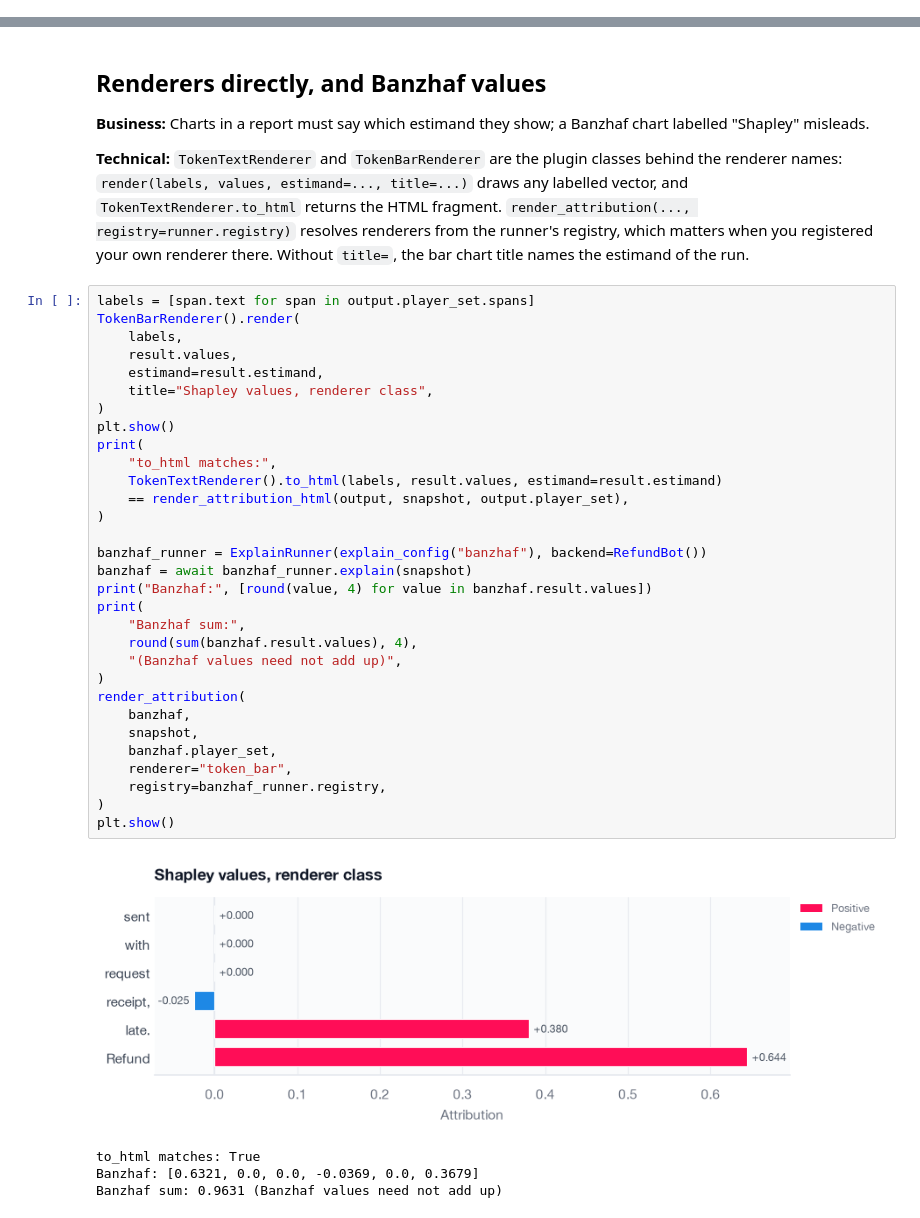
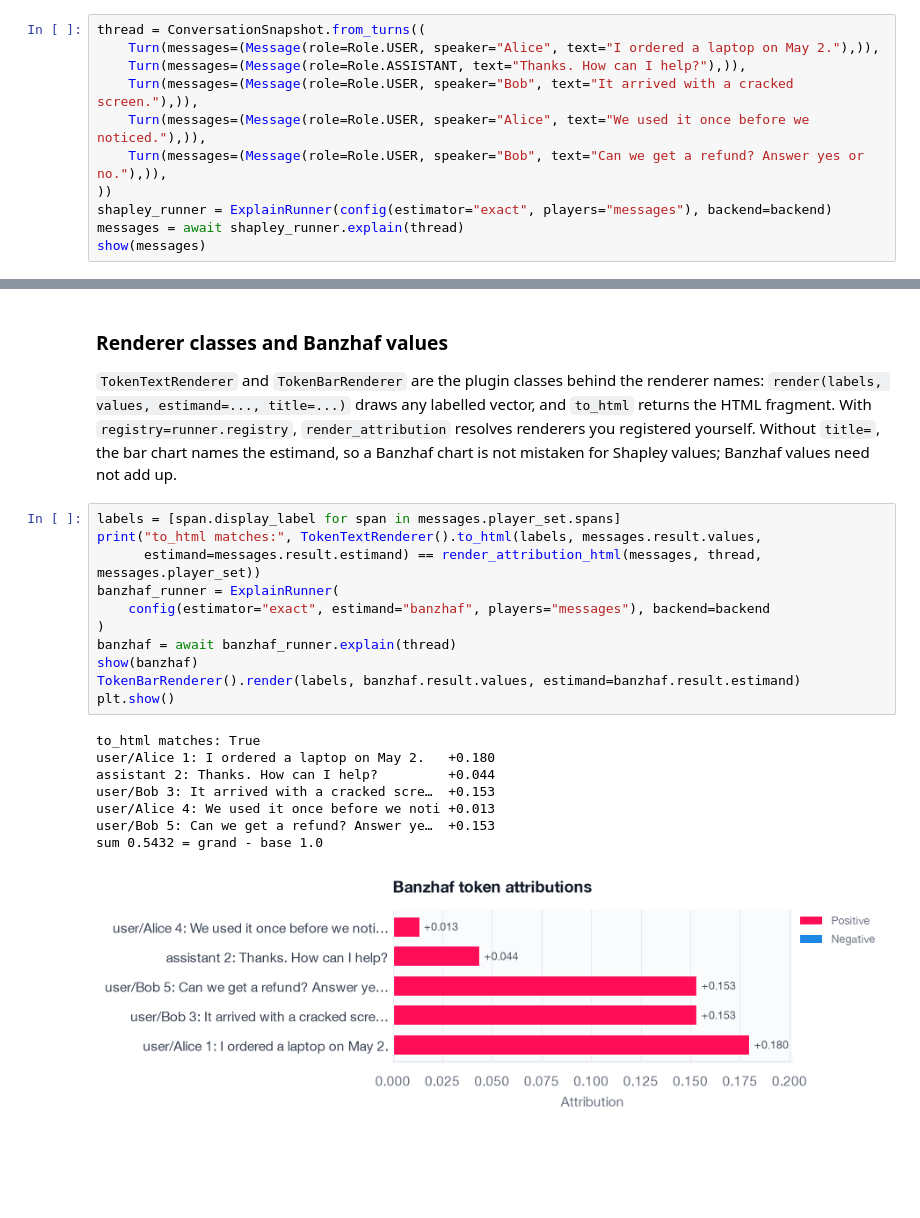
Before and after one commit to Pawlo77/MLLM-SHAP, a Jupyter notebook: examples/attribution_viz.ipynb, the cells around one changed output, grey strips where cells are left out. Saved outputs shown, nothing was run; the diff lists cells and outputs as text; blank space fills up the shorter version.

```diff
--- a/examples/attribution_viz.ipynb
+++ b/examples/attribution_viz.ipynb
@@ -133,0 +132,11 @@ HTML fragment: 1531 characters; coloured spans: 6
+# %%
+thread = ConversationSnapshot.from_turns((
+    Turn(messages=(Message(role=Role.USER, speaker="Alice", text="I ordered a laptop on May 2."),)),
+    Turn(messages=(Message(role=Role.ASSISTANT, text="Thanks. How can I help?"),)),
+    Turn(messages=(Message(role=Role.USER, speaker="Bob", text="It arrived with a cracked screen."),)),
+    Turn(messages=(Message(role=Role.USER, speaker="Alice", text="We used it once before we noticed."),)),
+    Turn(messages=(Message(role=Role.USER, speaker="Bob", text="Can we get a refund? Answer yes or no."),)),
+))
+shapley_runner = ExplainRunner(config(estimator="exact", players="messages"), backend=backend)
+messages = await shapley_runner.explain(thread)
+show(messages)
@@ -134,42 +156,24 @@ HTML fragment: 1531 characters; coloured spans: 6
 # %% [markdown]
-## Renderers directly, and Banzhaf values
+### Renderer classes and Banzhaf values
 
-**Business:** Charts in a report must say which estimand they show; a Banzhaf chart labelled "Shapley" misleads.
-
-**Technical:** `TokenTextRenderer` and `TokenBarRenderer` are the plugin classes behind the renderer names: `render(labels, values, estimand=..., title=...)` draws any labelled vector, and `TokenTextRenderer.to_html` returns the HTML fragment. `render_attribution(..., registry=runner.registry)` resolves renderers from the runner's registry, which matters when you registered your own renderer there. Without `title=`, the bar chart title names the estimand of the run.
+`TokenTextRenderer` and `TokenBarRenderer` are the plugin classes behind the renderer names: `render(labels, values, estimand=..., title=...)` draws any labelled vector, and `to_html` returns the HTML fragment. With `registry=runner.registry`, `render_attribution` resolves renderers you registered yourself. Without `title=`, the bar chart names the estimand, so a Banzhaf chart is not mistaken for Shapley values; Banzhaf values need not add up.
 # %%
-labels = [span.text for span in output.player_set.spans]
-TokenBarRenderer().render(
-    labels,
-    result.values,
-    estimand=result.estimand,
-    title="Shapley values, renderer class",
+labels = [span.display_label for span in messages.player_set.spans]
+print("to_html matches:", TokenTextRenderer().to_html(labels, messages.result.values,
+      estimand=messages.result.estimand) == render_attribution_html(messages, thread, messages.player_set))
+banzhaf_runner = ExplainRunner(
+    config(estimator="exact", estimand="banzhaf", players="messages"), backend=backend
 )
+banzhaf = await banzhaf_runner.explain(thread)
+show(banzhaf)
+TokenBarRenderer().render(labels, banzhaf.result.values, estimand=banzhaf.result.estimand)
 plt.show()
-print(
-    "to_html matches:",
-    TokenTextRenderer().to_html(labels, result.values, estimand=result.estimand)
-    == render_attribution_html(output, snapshot, output.player_set),
-)
-
-banzhaf_runner = ExplainRunner(explain_config("banzhaf"), backend=RefundBot())
-banzhaf = await banzhaf_runner.explain(snapshot)
-print("Banzhaf:", [round(value, 4) for value in banzhaf.result.values])
-print(
-    "Banzhaf sum:",
-    round(sum(banzhaf.result.values), 4),
-    "(Banzhaf values need not add up)",
-)
-render_attribution(
-    banzhaf,
-    snapshot,
-    banzhaf.player_set,
-    renderer="token_bar",
-    registry=banzhaf_runner.registry,
-)
-plt.show()
 # %% [output]
+to_html matches: True
+user/Alice 1: I ordered a laptop on May 2.   +0.180
+assistant 2: Thanks. How can I help?         +0.044
+user/Bob 3: It arrived with a cracked scre…  +0.153
+user/Alice 4: We used it once before we noti +0.013
+user/Bob 5: Can we get a refund? Answer ye…  +0.153
+sum 0.5432 = grand - base 1.0
-[figure, old version]
+[figure, new version]
-to_html matches: True
-Banzhaf: [0.6321, 0.0, 0.0, -0.0369, 0.0, 0.3679]
-Banzhaf sum: 0.9631 (Banzhaf values need not add up)
```
Also changed, not shown: parts of 25 cells of this notebook, 7 other files.
